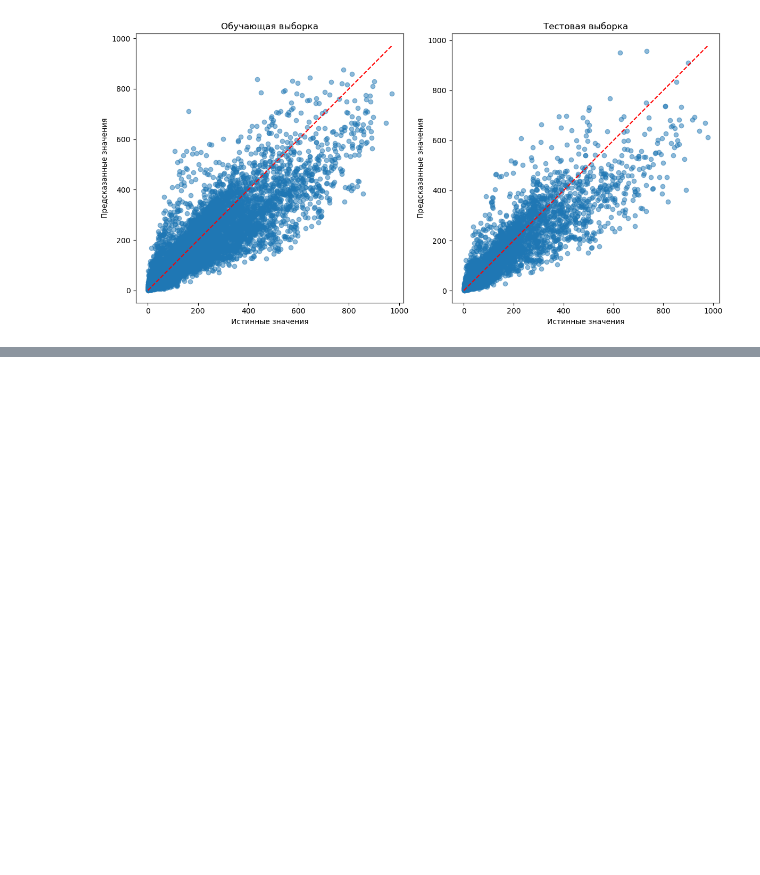
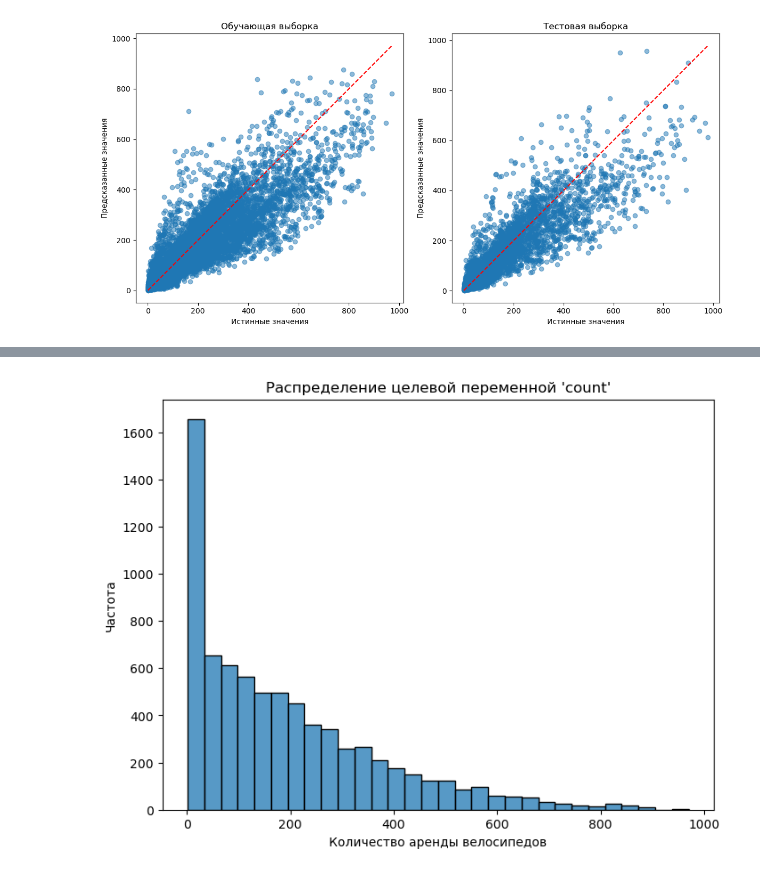
Before and after one commit to Erygfry/DataScience_HW, a Jupyter notebook: HW_4/Задание 2.ipynb, the cells around one changed output, grey strips where cells are left out. Cells and saved outputs as stored; diff of their text form; code cells hidden in the pictures; blank space fills up the shorter version.

```diff
--- a/HW_4/Задание 2.ipynb
+++ b/HW_4/Задание 2.ipynb
@@ -249,0 +345,12 @@ Test RMSE: 94.2122
+# %%
+# избавляемся от выбросов
+for column in numerical_features:
+    Q1 = X_train[column].quantile(0.25)
+    Q3 = X_train[column].quantile(0.75)
+    IQR = Q3 - Q1
+    lower_bound = Q1 - 1.5 * IQR
+    upper_bound = Q3 + 1.5 * IQR
+    mask = (X_train[column] >= lower_bound) & (X_train[column] <= upper_bound)
+
+    X_train = X_train[mask]
+    y_train = y_train[mask]
@@ -249,0 +382,11 @@ Test RMSE: 94.2122
+# %%
+
+# Анализ целевой переменной
+plt.figure(figsize=(8, 6))
+sns.histplot(y_train, bins=30)
+plt.title("Распределение целевой переменной 'count'")
+plt.xlabel("Количество аренды велосипедов")
+plt.ylabel("Частота")
+plt.show()
+# %% [output]
+[figure, added]
```
Also changed, not shown: parts of 12 cells of this notebook.
